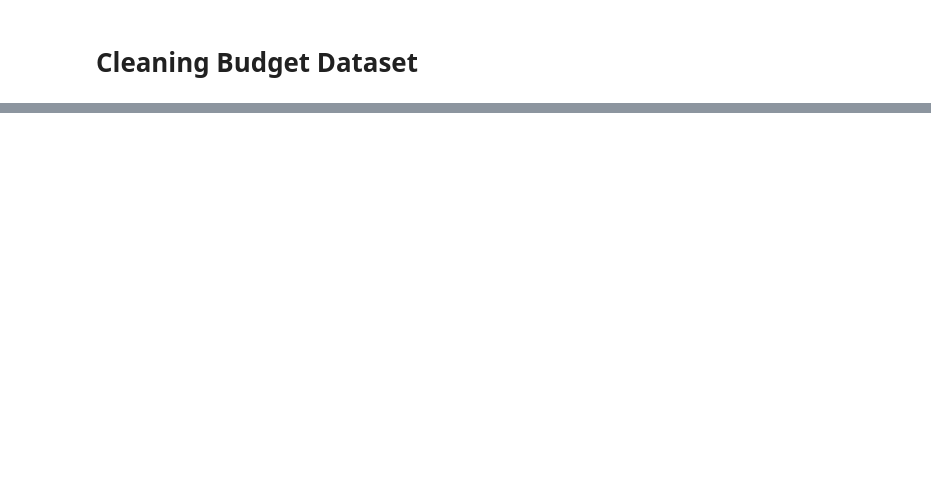
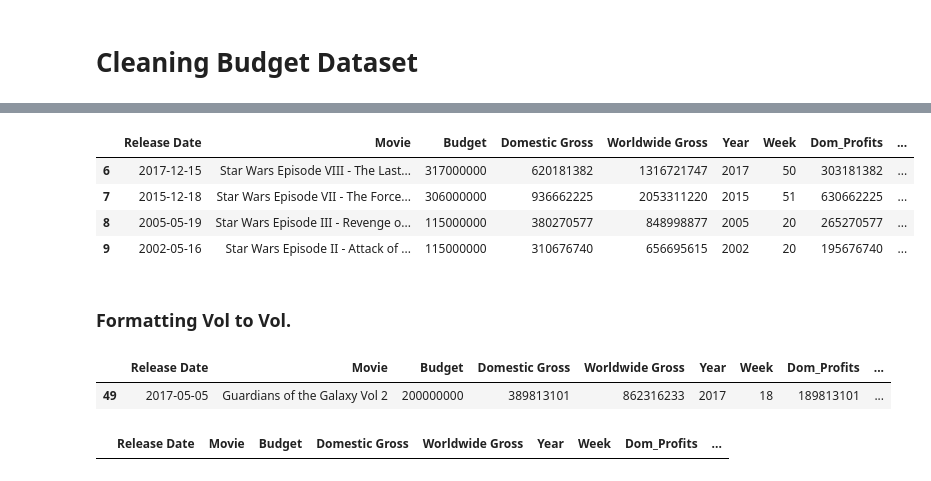
Before and after one commit to CristinaTRico/Mod1Project, a Jupyter notebook: DataCleaning.ipynb, the cells around one changed output, grey strips where cells are left out. Cells and saved outputs as stored; diff of their text form; code cells hidden in the pictures; blank space fills up the shorter version.

```diff
--- a/DataCleaning.ipynb
+++ b/DataCleaning.ipynb
@@ -62,0 +195,6 @@ Budget_2000.head()
+# %%
+# Merge so that the Star Wars movies are dropped from df save as new df
+Budget_NoStarWars = Budget_2000.merge(StarWars, how='left', indicator=True)
+Budget_NoStarWars= Budget_NoStarWars[Budget_NoStarWars['_merge'] == 'left_only']
+#make sure the star wars movies are gone
+Budget_NoStarWars[Budget_NoStarWars['Movie'].str.startswith('Star Wars')]
@@ -62,0 +225,28 @@ Budget_2000.head()
+# %%
+#drop the _merge column that was added
+Budget_NoStarWars.drop(columns=['_merge'], inplace = True)
+#concat the formatted starwars subset back to the no starwars df
+Budget_2000 = pd.concat([Budget_NoStarWars, StarWars])
+#make sure they are there and correct
+Budget_2000[Budget_2000['Movie'].str.startswith('Star Wars')]
+# %% [output]
+|  | Release Date | Movie | Budget | Domestic Gross | Worldwide Gross | Year | Week | Dom_Profits | ... |
+| 6 | 2017-12-15 | Star Wars Episode VIII - The Last... | 317000000 | 620181382 | 1316721747 | 2017 | 50 | 303181382 | ... |
+| 7 | 2015-12-18 | Star Wars Episode VII - The Force... | 306000000 | 936662225 | 2053311220 | 2015 | 51 | 630662225 | ... |
+| 8 | 2005-05-19 | Star Wars Episode III - Revenge o... | 115000000 | 380270577 | 848998877 | 2005 | 20 | 265270577 | ... |
+| 9 | 2002-05-16 | Star Wars Episode II - Attack of ... | 115000000 | 310676740 | 656695615 | 2002 | 20 | 195676740 | ... |
+# %% [markdown]
+### Formatting Vol to Vol.
+# %%
+#make subset of movies with Vol formating
+GuardGalax = Budget_2000[Budget_2000['Movie'].str.find('Vol ') > -1 ]
+GuardGalax
+# %% [output]
+|  | Release Date | Movie | Budget | Domestic Gross | Worldwide Gross | Year | Week | Dom_Profits | ... |
+| 49 | 2017-05-05 | Guardians of the Galaxy Vol 2 | 200000000 | 389813101 | 862316233 | 2017 | 18 | 189813101 | ... |
+# %%
+Budget_GuardGalax = Budget_2000.merge(GuardGalax, how='left', indicator=True)
+Budget_GuardGalax= Budget_GuardGalax[Budget_GuardGalax['_merge'] == 'left_only']
+Budget_GuardGalax[Budget_GuardGalax['Movie'].str.find('Vol ') > -1 ]
+# %% [output]
+|  | Release Date | Movie | Budget | Domestic Gross | Worldwide Gross | Year | Week | Dom_Profits | ... |
```
Also changed, not shown: parts of 83 cells of this notebook, 3 other files.
